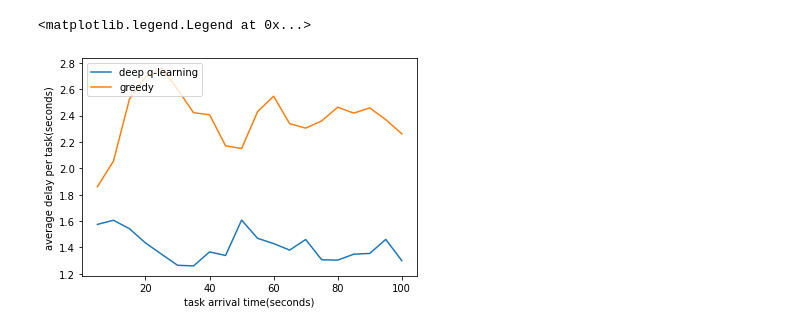
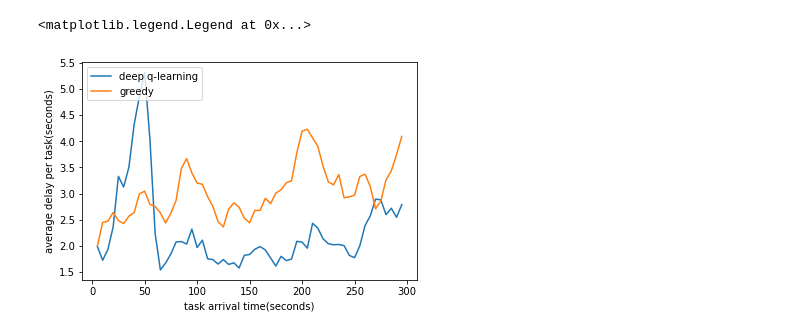
Before and after one commit to ahmadzendebudi/edge_simulation1, a Jupyter notebook: plottest.ipynb, the cells around one changed output. Drawn from its saved outputs; the diff is of its cells as text; code cells hidden in the pictures.

```diff
--- a/plottest.ipynb
+++ b/plottest.ipynb
@@ -63,6 +63,6 @@ df = loadDataframe("A")
 # %%
 vairable_conditions = {
-    "deep q-learning": (df["mobile_selector"] == "dql_remote") & (df["edge_selector"] == "dql"),
+    "deep q-learning": (df["mobile_selector"] == "dql_remote") & (df["edge_selector"] == "dql_remote"),
     "greedy": (df["mobile_selector"] == "greedy") & (df["edge_selector"] == "greedy")
 }
 vairable_conditions1 = {
@@ -76,31 +76,31 @@ vairable_conditions1 = {
 vairable_conditions2 = {
     "50": (df["boxworld_mobile_nodes"] == 50) & (df["mobile_selector"] == "greedy") & (df["edge_selector"] == "greedy"),
     "100": (df["boxworld_mobile_nodes"] == 100) & (df["mobile_selector"] == "greedy") & (df["edge_selector"] == "greedy"),
     "150": (df["boxworld_mobile_nodes"] == 150) & (df["mobile_selector"] == "greedy") & (df["edge_selector"] == "greedy"),
     "200": (df["boxworld_mobile_nodes"] == 200) & (df["mobile_selector"] == "greedy") & (df["edge_selector"] == "greedy"),
     "300": (df["boxworld_mobile_nodes"] == 300) & (df["mobile_selector"] == "greedy") & (df["edge_selector"] == "greedy"),
     "400": (df["boxworld_mobile_nodes"] == 400) & (df["mobile_selector"] == "greedy") & (df["edge_selector"] == "greedy")
 }
 vairable_conditions3 = {
     "greedy": (df["boxworld_mobile_nodes"] == 100) & (df["mobile_selector"] == "greedy") & (df["edge_selector"] == "greedy") &
     (df["task_generator_lambda"] == 0.5),
     "dql": (df["boxworld_mobile_nodes"] == 100) & (df["mobile_selector"] == "dql_remote") & (df["edge_selector"] == "dql") &
     (df["task_generator_lambda"] == 0.5)
 }
 graphs = {}
 for key, value in vairable_conditions.items():
     item_condition = value
     data = df.loc[item_condition, ["delay"]].groupby(
         pd.cut(df["arrival_time"], np.arange(0, 300, 5))).mean()
     data.index = pd.IntervalIndex(data.index.get_level_values('arrival_time')).right
     graphs[key] = data
 
 for key, data in graphs.items():
     plt.plot(data)
 
 plt.ylabel('average delay per task(seconds)')
 plt.xlabel('task arrival time(seconds)')
 plt.legend(graphs.keys(), loc='upper left')
 # %% [output]
 <matplotlib.legend.Legend at 0x...>
-[figure, old version]
+[figure, new version]
```
Also changed, not shown: parts of 1 cell of this notebook, 14 other files.
